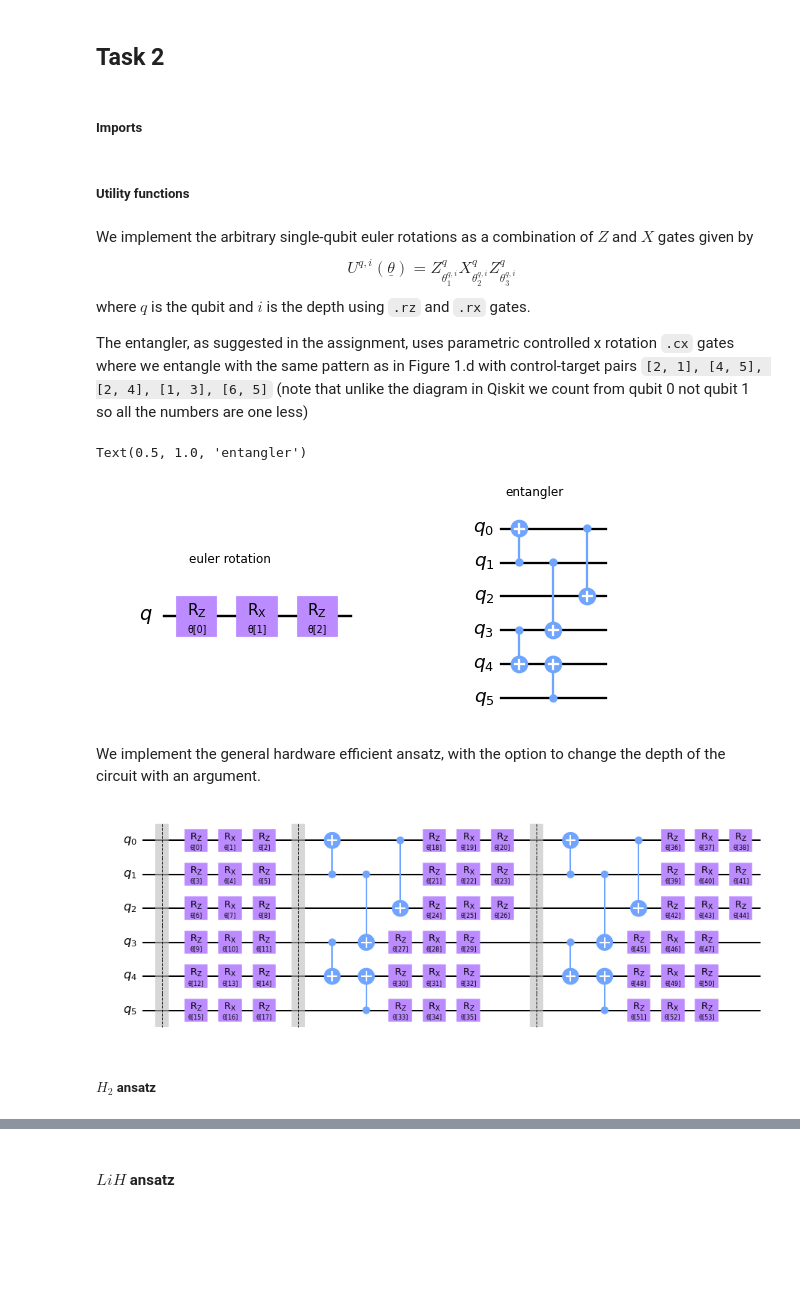
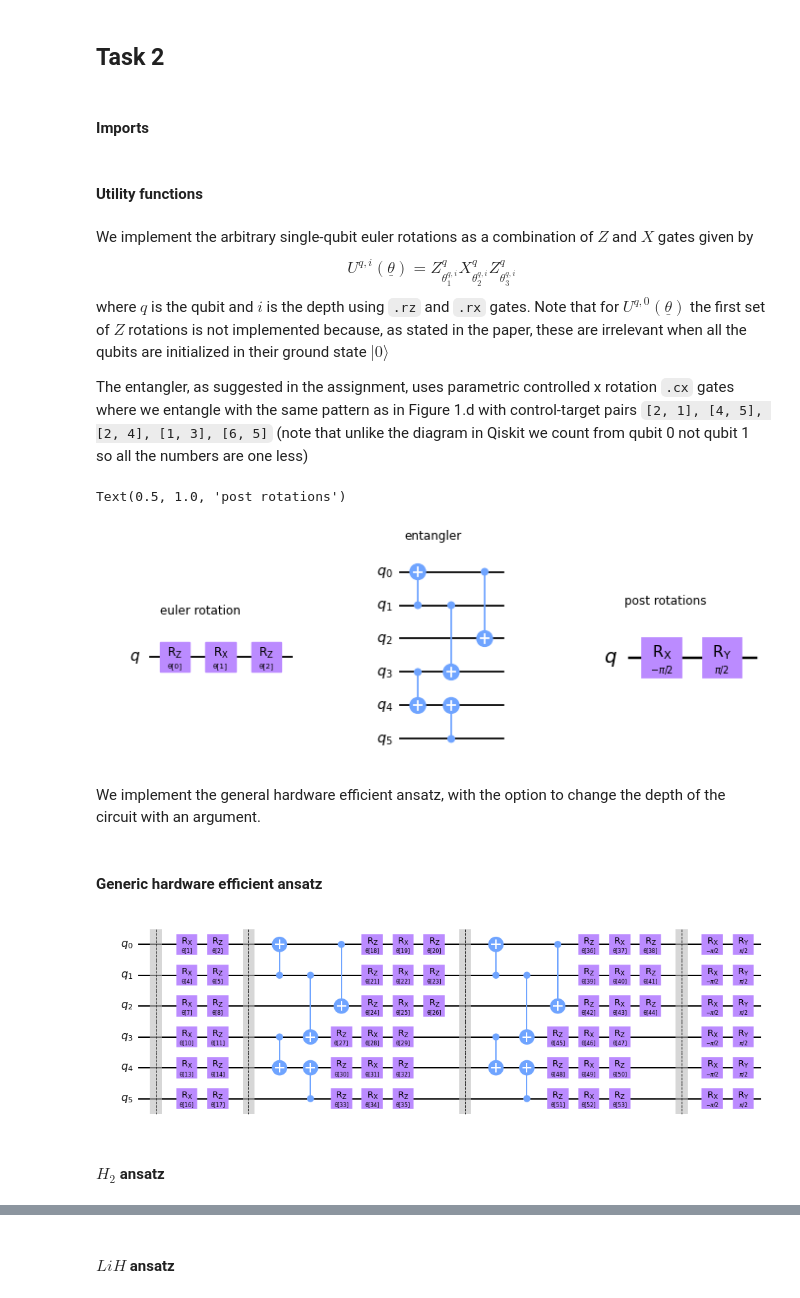
Before and after one commit to lao8n/ox_quantum, a Jupyter notebook: assignment/assignment.ipynb, the cells around one changed output, grey strips where cells are left out. Cells and saved outputs as stored; diff of their text form; code cells hidden in the pictures; blank space fills up the shorter version.

```diff
--- a/assignment/assignment.ipynb
+++ b/assignment/assignment.ipynb
@@ -41,7 +41,7 @@ The approach explored in the paper is to use VQE but with an ansatz chosen to ex
 # %% [markdown]
 ## Task 2
 # %% [markdown]
-##### Imports
+#### Imports
 # %%
 %matplotlib inline
 from qiskit import QuantumCircuit
@@ -51,3 +52,3 @@ import matplotlib.pyplot as plt
 # %% [markdown]
-##### Utility functions
+#### Utility functions
 # %%
@@ -62,58 +63,92 @@ We implement the arbitrary single-qubit euler rotations as a combination of $Z$
 $$
 U^{q,i}(\underline{\theta})=Z^q_{\theta_{1}^{q,i}}X^q_{\theta_{2}^{q,i}}Z^q_{\theta_{3}^{q,i}}
 $$
-where $q$ is the qubit and $i$ is the depth using `.rz` and `.rx` gates.
+where $q$ is the qubit and $i$ is the depth using `.rz` and `.rx` gates. Note that for $U^{q,0}(\underline{\theta})$ the first set of $Z$ rotations is not implemented because, as stated in the paper, these are irrelevant when all the qubits are initialized in their ground state $|0\rangle$
 
 The entangler, as suggested in the assignment, uses parametric controlled x rotation `.cx` gates where we entangle with the same pattern as in Figure 1.d with control-target pairs `[2, 1], [4, 5], [2, 4], [1, 3], [6, 5]` (note that unlike the diagram in Qiskit we count from qubit 0 not qubit 1 so all the numbers are one less)
 # %%
-plt.figure(figsize=(10,4))
-def euler_rotation(params):
+plt.figure(figsize=(12,4))
+def euler_rotation(params, with_z_rot=True):
     euler_rotation = QuantumCircuit(1)
-    euler_rotation.rz(params[0], 0)
+    if with_z_rot: # allow exclusion of first set of z rotations
+        euler_rotation.rz(params[0], 0)
     euler_rotation.rx(params[1], 0)
     euler_rotation.rz(params[2], 0)
     return euler_rotation
-euler_rotation(make_params(3)).draw("mpl", ax=plt.subplot(121));
+euler_rotation(make_params(3)).draw("mpl", ax=plt.subplot(131));
 plt.title("euler rotation")
 
 def entangler():
     entangler = QuantumCircuit(6)
     entangler.cx([1, 3, 1, 0, 5], [0, 4, 3, 2, 4])
     return entangler
-entangler().draw("mpl", ax=plt.subplot(122))
+entangler().draw("mpl", ax=plt.subplot(132))
 plt.title("entangler")
+
+def post_rotations():
+    post_rotations = QuantumCircuit(1)
+    post_rotations.rx(-pi/2, 0)
+    post_rotations.ry(pi/2, 0)
+    return post_rotations
+post_rotations().draw("mpl", ax=plt.subplot(133))
+plt.title("post rotations")
 # %% [output]
-Text(0.5, 1.0, 'entangler')
+Text(0.5, 1.0, 'post rotations')
-[figure, old version]
+[figure, new version]
 # %% [markdown]
 We implement the general hardware efficient ansatz, with the option to change the depth of the circuit with an argument.
+# %% [markdown]
+#### Generic hardware efficient ansatz
 # %%
-def hardware_efficient_ansatz(qubits, entangler, depth=1):
-    num_qubits = 6
+def hardware_efficient_ansatz(qubits, params, entangler, depth=1):
+    num_qubits = 6 # fixed by underlying hardware
+    num_qubits_used = len(qubits)
     num_gates_per_euler_rot = 3
-    num_qubits_used = len(qubits)
-    he_ansatz_num_params = num_qubits_used * num_gates_per_euler_rot * (depth + 1)
-    he_ansatz_params = make_params(he_ansatz_num_params)
+    assert len(params) == hardware_efficient_ansatz_num_params(num_qubits_used, depth), "Wrong number of parameters"
     he_ansatz = QuantumCircuit(num_qubits)
+
+    # State preparation section: - all qubits are initialized to their ground state |0>
     he_ansatz.barrier()
+
+    # Initial rotations sections: euler rotations skipping first z rotation
     for i, q in enumerate(qubits):
         params_start = i * num_gates_per_euler_rot
         params_stop = params_start + num_gates_per_euler_rot
-        he_ansatz.compose(euler_rotation(he_ansatz_params[params_start: params_stop]), qubits=range(q, q+1), inplace=True)
+        he_ansatz.compose(euler_rotation(params[params_start: params_stop], False), qubits=range(q, q+1), inplace=True)
+
+    # Entangling section: of interleaved single-qubit rotations and entangling unitary operations
     for d in range(depth):
         he_ansatz.barrier()
         he_ansatz.compose(entangler, qubits=range(num_qubits), inplace=True)
         for i, q in enumerate(qubits):
             params_start = num_gates_per_euler_rot * ((d + 1) * num_qubits_used + i)
             params_stop = params_start + num_gates_per_euler_rot
-            he_ansatz.compose(euler_rotation(he_ansatz_params[params_start: params_stop]), qubits=range(q, q+1), inplace=True)
+            he_ansatz.compose(euler_rotation(params[params_start: params_stop]), qubits=range(q, q+1), inplace=True)
+    he_ansatz.barrier()
+
+    # Post rotations section:
+    for q in qubits:
+        he_ansatz.compose(post_rotations(), qubits=range(q, q + 1), inplace=True)
+
+    # Measurement section:
+
+
     return he_ansatz
 
-hardware_efficient_ansatz(range(6), entangler(), 2).draw("mpl")
+def hardware_efficient_ansatz_num_params(num_qubits, depth=1, num_gates_per_euler_rot=3, num_gates_first_euler_rot=2):
+    # p = n(3d + 2)
+    return num_qubits * (num_gates_per_euler_rot * depth + num_gates_per_euler_rot)
+
+he_ansatz_num_qubits = 6
+he_ansatz_qubits = range(he_ansatz_num_qubits)
+he_ansatz_depth = 2
+he_ansatz_num_params = hardware_efficient_ansatz_num_params(he_ansatz_num_qubits, he_ansatz_depth)
+he_ansatz_params = make_params(he_ansatz_num_params)
+hardware_efficient_ansatz(he_ansatz_qubits, he_ansatz_params, entangler(), he_ansatz_depth).draw("mpl")
 # %% [output]
-[figure, old version]
+[figure, new version]
 # %% [markdown]
-##### $H_2$ ansatz
+#### $H_2$ ansatz
 # %%
 def h2_entangler():
     entangler = QuantumCircuit(6)
```
Also changed, not shown: parts of 10 cells of this notebook.
